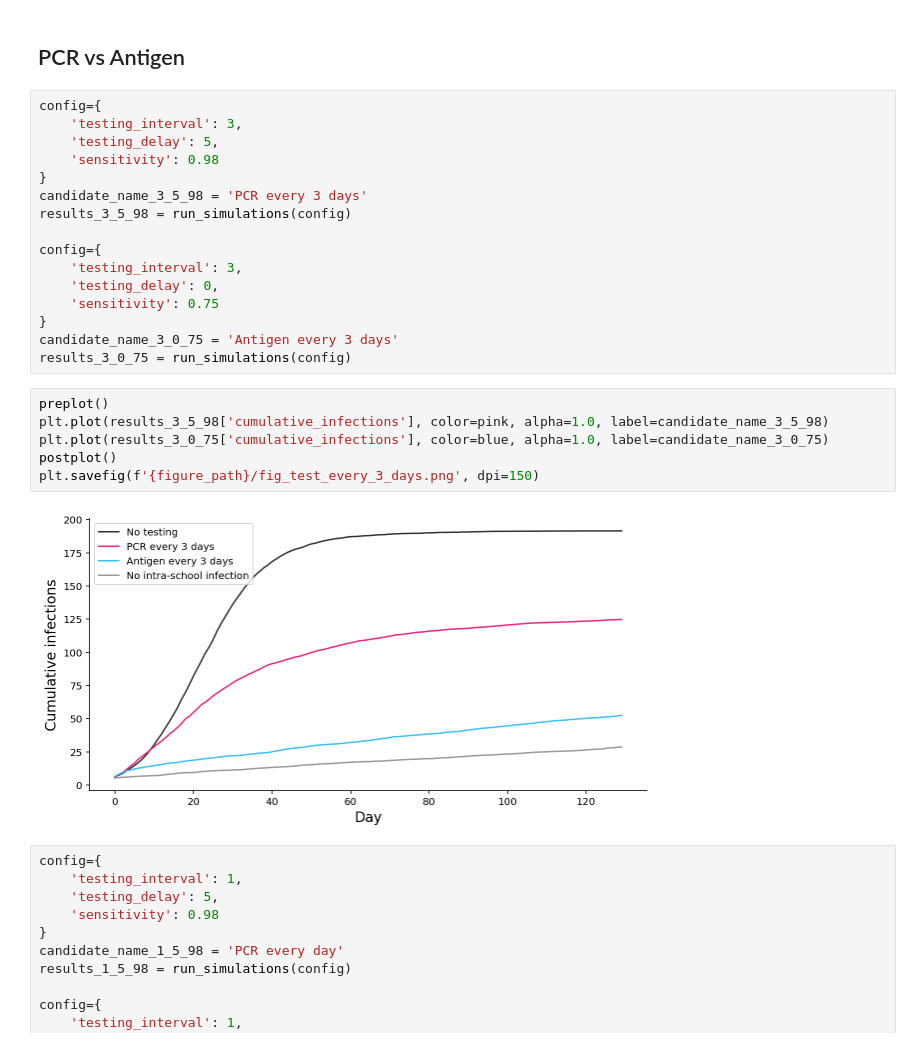
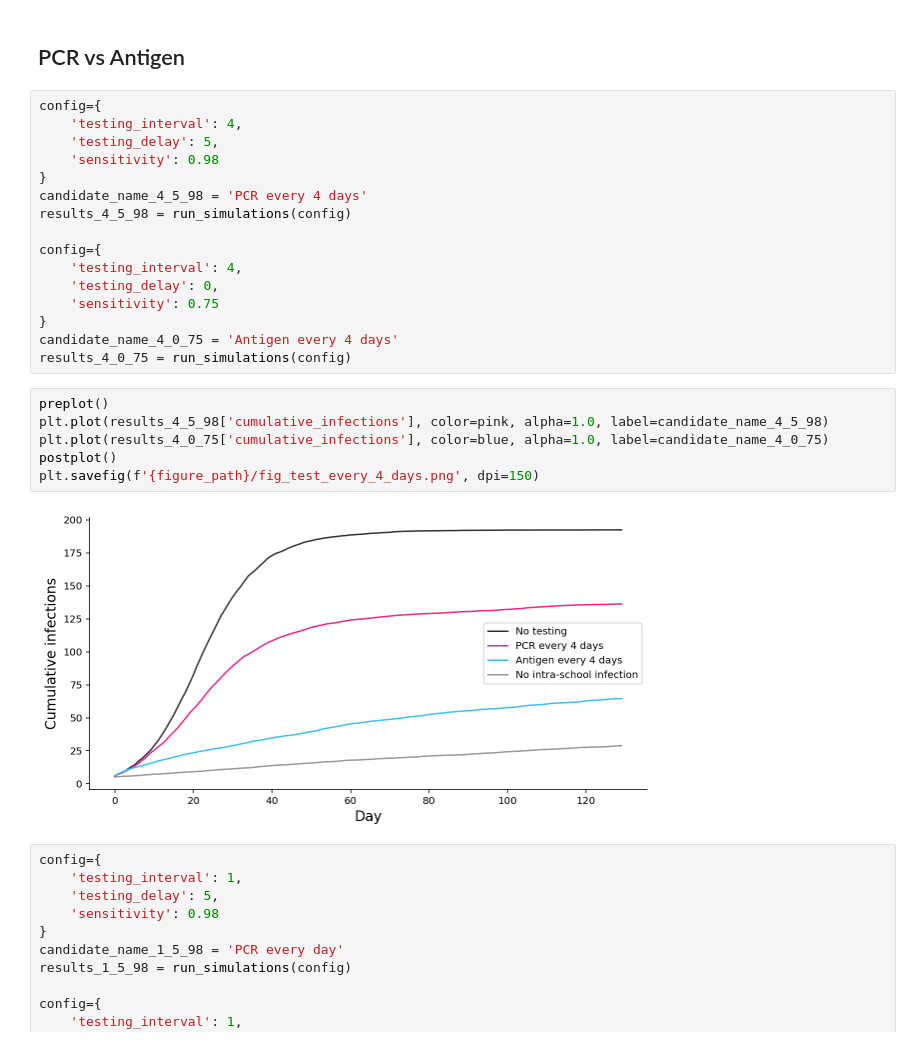
Before and after one commit to csaid/covid_model_with_testing, a Jupyter notebook: SIR model with testing.ipynb, the cells around one changed output. Drawn from its saved outputs; the diff is of its cells as text.

```diff
--- a/SIR model with testing.ipynb
+++ b/SIR model with testing.ipynb
@@ -276,28 +276,28 @@ results_best_case = run_simulations({'beta': 0}) # No intra-school infections
 ## PCR vs Antigen
 # %%
 config={
-    'testing_interval': 3,
+    'testing_interval': 4,
     'testing_delay': 5,
     'sensitivity': 0.98
 }
-candidate_name_3_5_98 = 'PCR every 3 days'
-results_3_5_98 = run_simulations(config)
+candidate_name_4_5_98 = 'PCR every 4 days'
+results_4_5_98 = run_simulations(config)
 
 config={
-    'testing_interval': 3,
+    'testing_interval': 4,
     'testing_delay': 0,
     'sensitivity': 0.75
 }
-candidate_name_3_0_75 = 'Antigen every 3 days'
-results_3_0_75 = run_simulations(config)
+candidate_name_4_0_75 = 'Antigen every 4 days'
+results_4_0_75 = run_simulations(config)
 # %%
 preplot()
-plt.plot(results_3_5_98['cumulative_infections'], color=pink, alpha=1.0, label=candidate_name_3_5_98)
-plt.plot(results_3_0_75['cumulative_infections'], color=blue, alpha=1.0, label=candidate_name_3_0_75)
+plt.plot(results_4_5_98['cumulative_infections'], color=pink, alpha=1.0, label=candidate_name_4_5_98)
+plt.plot(results_4_0_75['cumulative_infections'], color=blue, alpha=1.0, label=candidate_name_4_0_75)
 postplot()
-plt.savefig(f'{figure_path}/fig_test_every_3_days.png', dpi=150)
+plt.savefig(f'{figure_path}/fig_test_every_4_days.png', dpi=150)
 # %% [output]
-[figure, old version]
+[figure, new version]
 # %%
 config={
     'testing_interval': 1,
```
Also changed, not shown: parts of 2 cells of this notebook.
